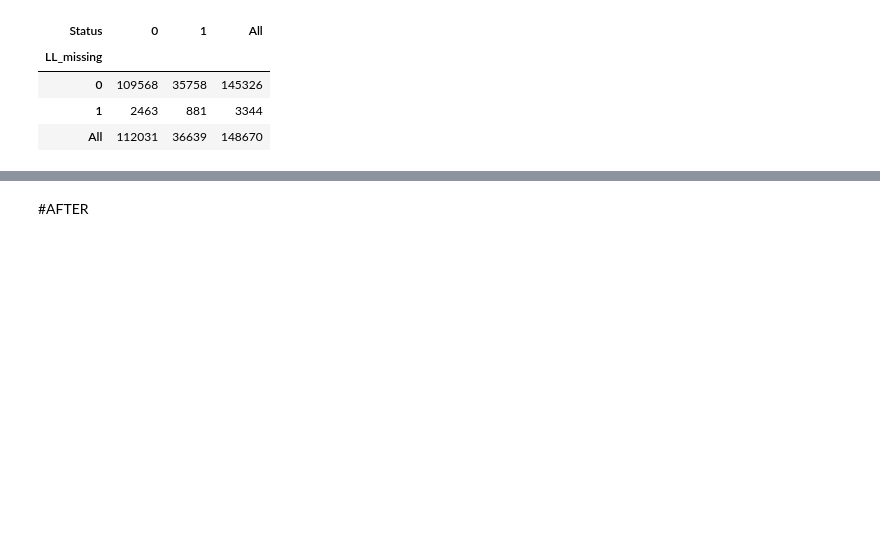
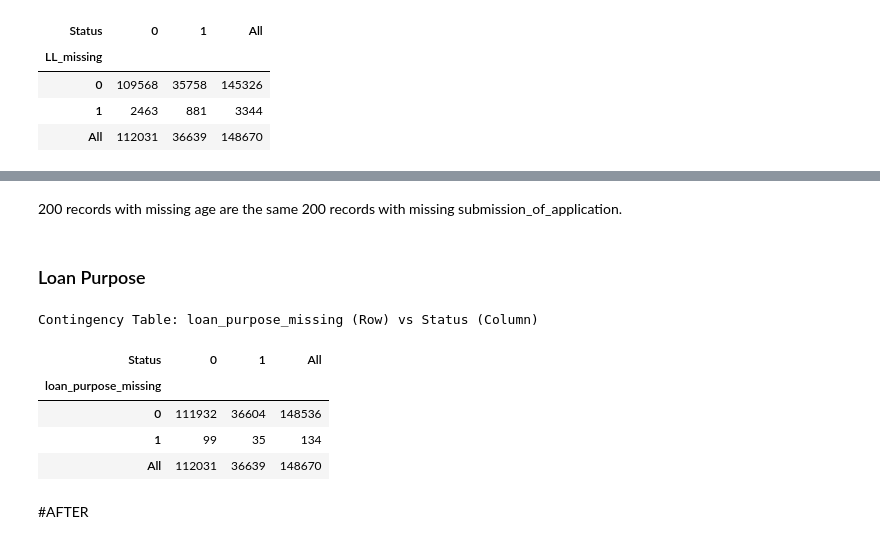
Before and after one commit to marcolari06-maker/loan-default-prediction, a Jupyter notebook: LDP_DMML.ipynb, the cells around one changed output, grey strips where cells are left out. Cells and saved outputs as stored; diff of their text form; code cells hidden in the pictures; blank space fills up the shorter version.

```diff
--- a/LDP_DMML.ipynb
+++ b/LDP_DMML.ipynb
@@ -361,3 +426,23 @@ Contingency Table: LL_missing (Row) vs Status (Column)
+# %% [markdown]
+200 records with missing age are the same 200 records with missing submission_of_application.
+# %% [markdown]
+### Loan Purpose
+# %%
+# Create a binary flag: 1 if missing, 0 if present
+df_github['loan_purpose_missing'] = df_github['loan_purpose'].isnull().astype(int)
+
+# Generate the contingency table
+leakage_table = pd.crosstab(df_github['loan_purpose_missing'], df_github['Status'], margins=True)
+df_github = df_github.drop(columns=['loan_purpose_missing'])
+print("Contingency Table: loan_purpose_missing (Row) vs Status (Column)")
+display(leakage_table)
+# %% [output]
+Contingency Table: loan_purpose_missing (Row) vs Status (Column)
+| Status | 0 | 1 | All |
+| loan_purpose_missing |  |  |  |
+| 0 | 111932 | 36604 | 148536 |
+| 1 | 99 | 35 | 134 |
+| All | 112031 | 36639 | 148670 |
 # %% [markdown]
 #AFTER
 # %%
```
Also changed, not shown: parts of 6 cells of this notebook.
